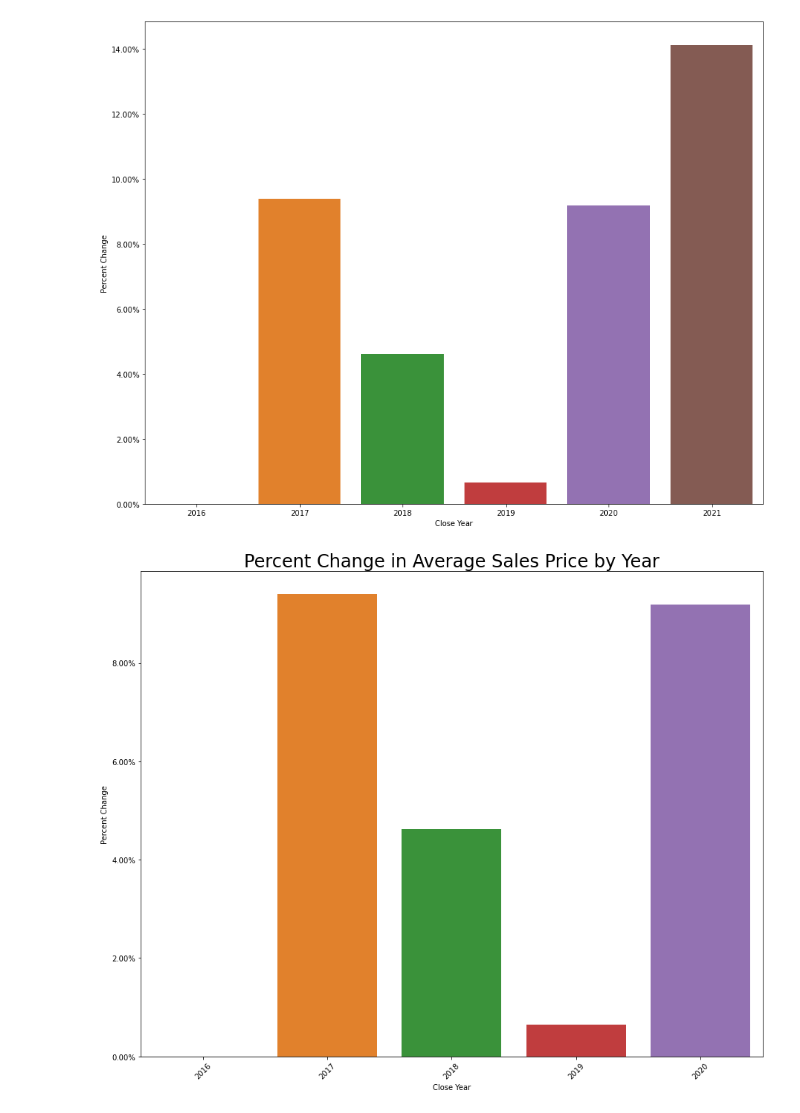
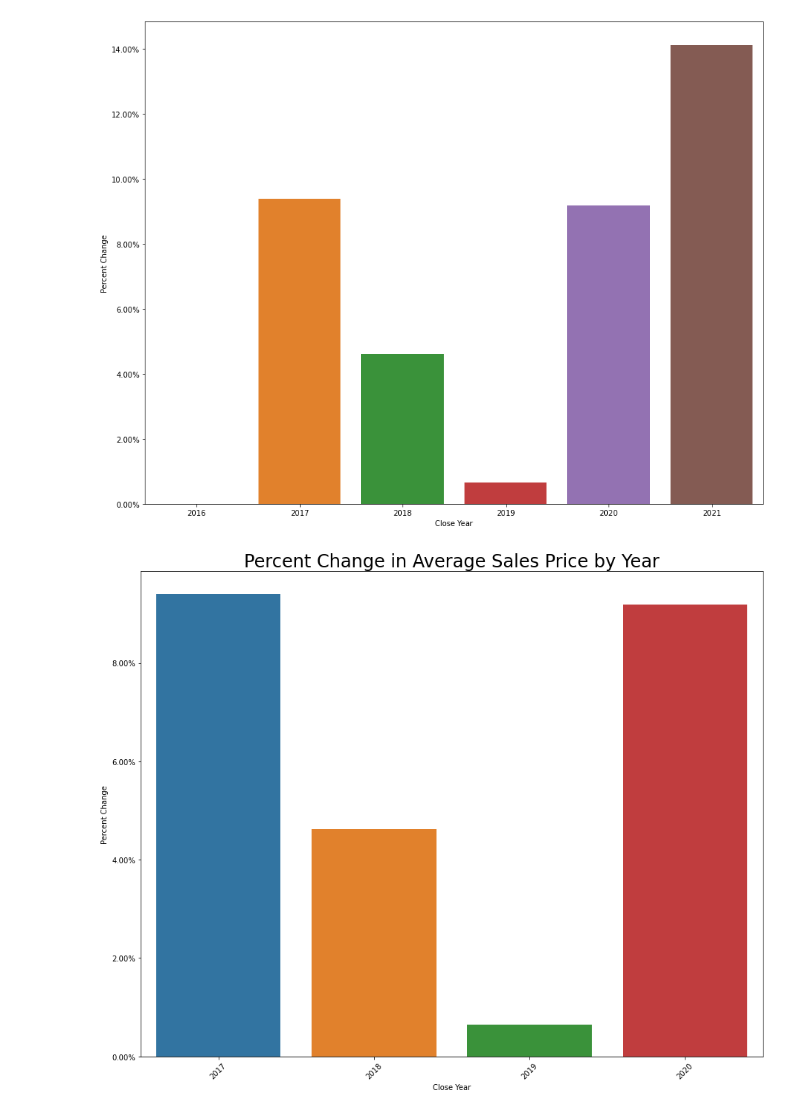
Before and after one commit to VicHug27/Project1, a Jupyter notebook: Nikki_ZipCodeAnalysis/ZipCode_Cleaning_Analysis.ipynb, the cells around one changed output. Cells and saved outputs as stored; diff of their text form; code cells hidden in the pictures.

```diff
--- a/ZipCode_Cleaning_Analysis.ipynb
+++ b/Nikki_ZipCodeAnalysis/ZipCode_Cleaning_Analysis.ipynb
@@ -522,26 +522,26 @@ plt.show()
 # %%
 ZipAveragePricePerYear = sold_mls_df.groupby(["Close Year"])["Close Price"].mean()
 
 ZipAveragePricePerYear = ZipAveragePricePerYear.to_frame().reset_index()
 
 ZipAveragePricePerYear.rename(columns = {"Close Year":"Close Year", "Close Price": "Average Close Price"}, inplace=True)
 
 ZipAveragePricePerYear['Percent Change'] = ZipAveragePricePerYear['Average Close Price'].pct_change()*100
 #AveragePricePerYear["Percent Change"] = AveragePricePerYear["Percent Change"]
 
-Top_Zip_df = ZipAveragePricePerYear.loc[ZipAveragePricePerYear["Close Year"].isin([2016, 2017, 2018, 2019, 2020])]
+Top_Zip_df = ZipAveragePricePerYear.loc[ZipAveragePricePerYear["Close Year"].isin([2017, 2018, 2019, 2020])]
 
 plt.figure(figsize=(15,12))
 plt.xticks(rotation=45)
 #sns.barplot("Close Month", "Percent Change", data=AveragePricePerYear, ci=False)
 ax = sns.barplot(x="Close Year", y="Percent Change", data=Top_Zip_df, ci=False)
 y_value=['{:,.2f}'.format(x) + '%' for x in ax.get_yticks()]
 ax.set_yticklabels(y_value)
 plt.title ("Percent Change in Average Sales Price by Year", size = 24)
 plt.savefig("No2021_PercentChange_YoY.png")
 plt.show()
 # %% [output]
-[figure, old version]
+[figure, new version]
 # %%
 Top_Zip_df.head()
 # %% [output]
```
Also changed, not shown: parts of 14 cells of this notebook, 12 other files.
